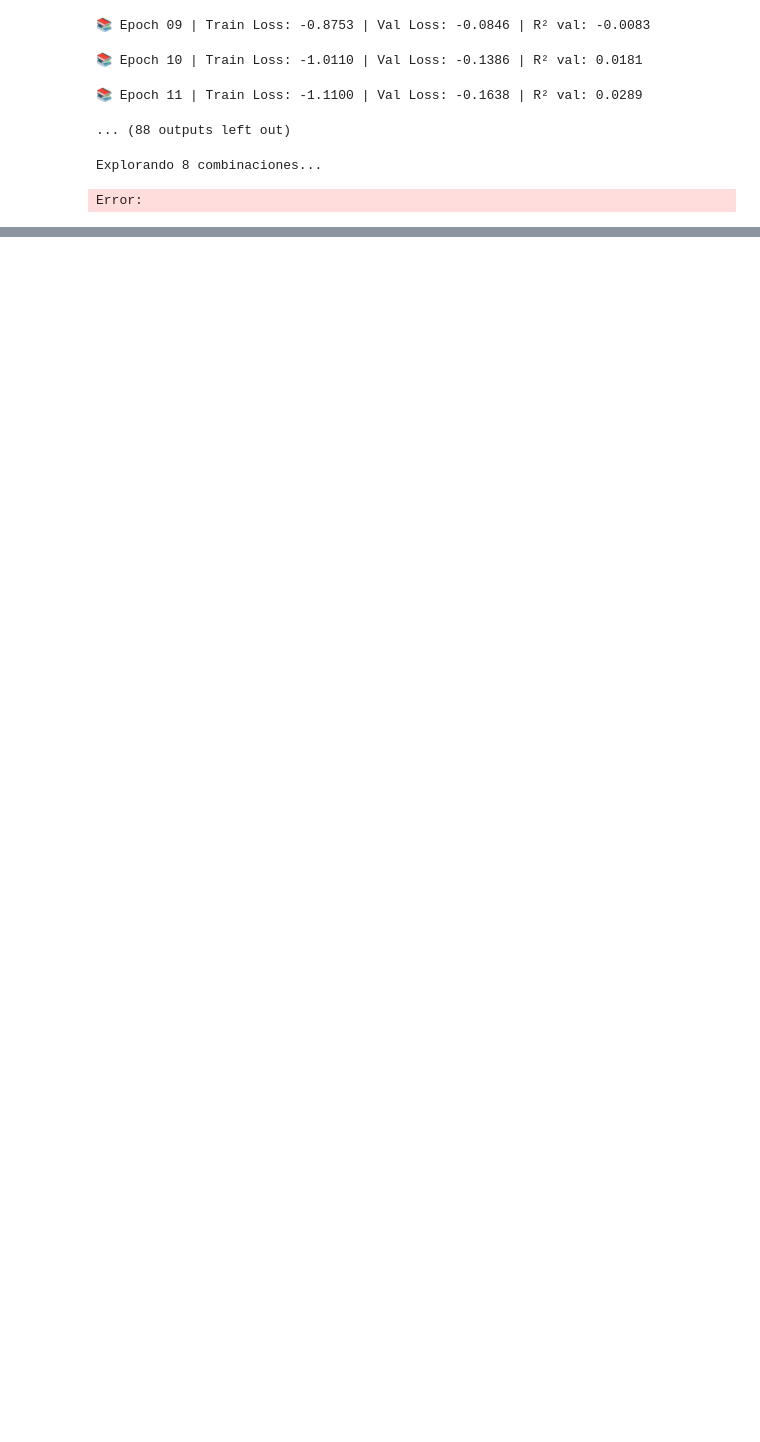
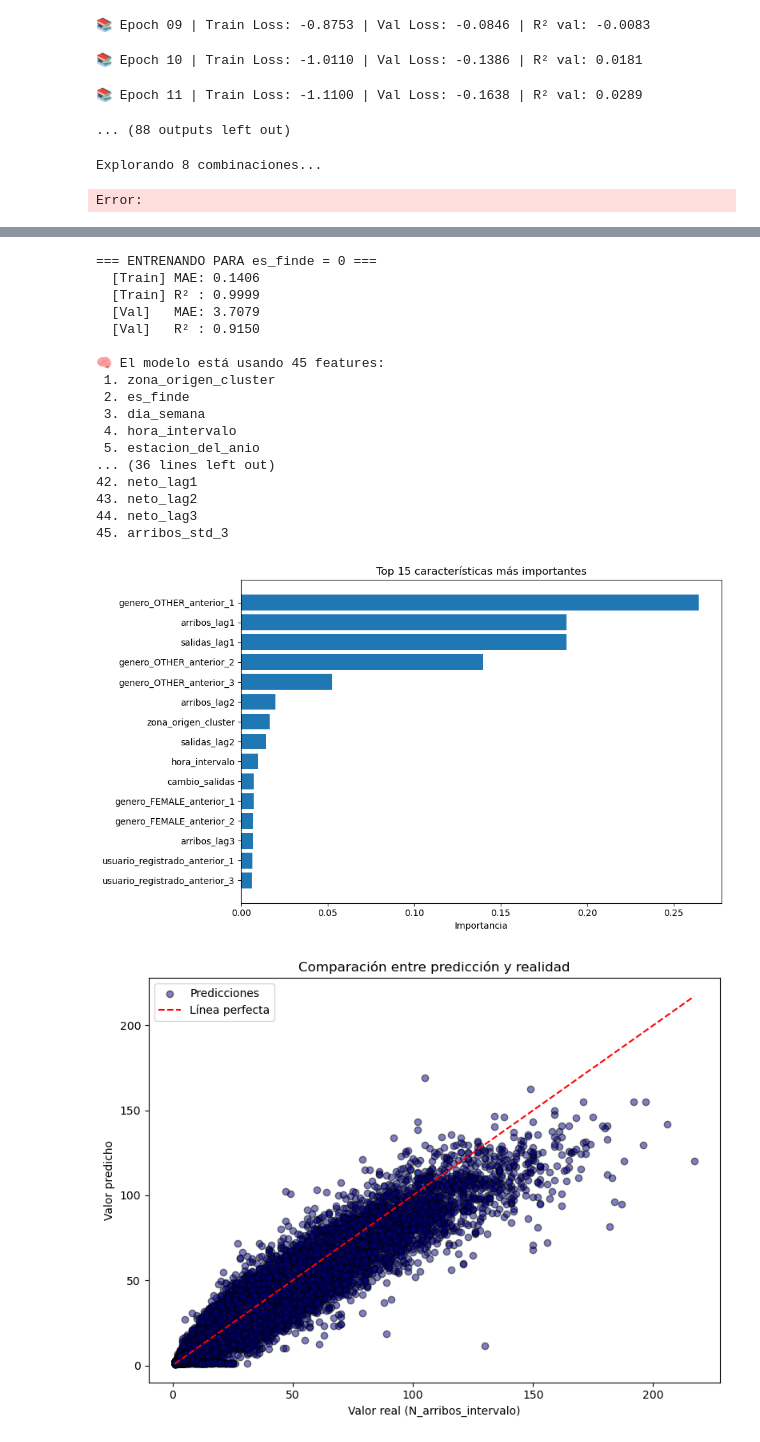
Before and after one commit to athinasalimm/FINAL_ML, a Jupyter notebook: random_forest.ipynb, the cells around one changed output, grey strips where cells are left out. Saved outputs shown, nothing was run; the diff lists cells and outputs as text; code cells hidden in the pictures; blank space fills up the shorter version.

```diff
--- a/random_forest.ipynb
+++ b/random_forest.ipynb
@@ -580,7 +580,6 @@ def entrenar_modelo_por_finde(path_modelado):
 
     cols_a_excluir = [
         "N_arribos_intervalo",
-        "id_estacion_origen",
         "fecha_intervalo",
         'N_salidas_intervalo',
     ]
@@ -606,7 +605,7 @@ def entrenar_modelo_por_finde(path_modelado):
         modelo = XGBRegressor(
             n_estimators=800,
             max_depth=15,
-            learning_rate=0.05,
+            learning_rate=0.1,
             subsample=0.8,
             colsample_bytree=0.8,
             objective="count:poisson",
@@ -617,11 +616,11 @@ def entrenar_modelo_por_finde(path_modelado):
         modelo.fit(X_train, y_train)
         modelos[es_finde_val] = modelo
 
-        y_train_pred = np.round(modelo.predict(X_train))
+        y_train_pred = modelo.predict(X_train)
         print(f"  [Train] MAE: {mean_absolute_error(y_train, y_train_pred):.4f}")
         print(f"  [Train] R² : {r2_score(y_train, y_train_pred):.4f}")
 
-        y_pred = np.round(modelo.predict(X_val))
+        y_pred = modelo.predict(X_val)
         y_val_preds.loc[df_val_sub.index] = y_pred
 
         print(f"  [Val]   MAE: {mean_absolute_error(y_val, y_pred):.4f}")
@@ -633,13 +632,34 @@ def entrenar_modelo_por_finde(path_modelado):
 
         print_ejemplos_val(y_val, y_pred)
 
-    print("\n=== MÉTRICAS VALIDACIÓN GLOBAL ===")
+    print("\n=== MÉTRICAS DE VALIDACIÓN GLOBAL ===")
     y_val = df_val[target]
-    y_val_preds_rounded = np.round(y_val_preds)
-    print("MAE:", mean_absolute_error(y_val, y_val_preds_rounded))
-    print("R²:", r2_score(y_val, y_val_preds_rounded))
+    y_val_preds_final = y_val_preds
 
-    return modelos, df_val, y_val, y_val_preds_rounded, X_train
+    mae_global = mean_absolute_error(y_val, y_val_preds_final)
+    r2_global = r2_score(y_val, y_val_preds_final)
+
+    print(f"MAE Global: {mae_global:.4f}")
+    print(f"R² Global:  {r2_global:.4f}")
+
+    # 📝 Guardar en archivo CSV de resultados
+    df_resultado = pd.DataFrame([{
+        "archivo": path_modelado,
+        "mae_global": mae_global,
+        "r2_global": r2_global
+    }])
+
+    ruta_resultados = "resultados_validacion.csv"
+    try:
+        df_existente = pd.read_csv(ruta_resultados)
+        df_resultado = pd.concat([df_existente, df_resultado], ignore_index=True)
+    except FileNotFoundError:
+        pass  # si no existe, se crea de cero
+
+    df_resultado.to_csv(ruta_resultados, index=False)
+    print(f"Resultados guardados en {ruta_resultados}")
+
+    return modelos, df_val, y_val, y_val_preds_final, X_train
 
 # 🔍 Nueva función auxiliar para ver ejemplos concretos
 def print_ejemplos_val(y_val, y_pred, n=5):
@@ -703,0 +676,22 @@ R²: 0.8631908768143974
+# %%
+modelos_finde_ZN, df_val_finde_ZN, y_val_finde_ZN, y_val_preds_finde_ZN, X_train_finde_ZN = entrenar_modelo_por_finde("data/modelado/ds_modelado_por_zona.parquet")
+# %% [output]
+=== ENTRENANDO PARA es_finde = 0 ===
+  [Train] MAE: 0.1406
+  [Train] R² : 0.9999
+  [Val]   MAE: 3.7079
+  [Val]   R² : 0.9150
+
+🧠 El modelo está usando 45 features:
+ 1. zona_origen_cluster
+ 2. es_finde
+ 3. dia_semana
+ 4. hora_intervalo
+ 5. estacion_del_anio
+... (36 lines left out)
+42. neto_lag1
+43. neto_lag2
+44. neto_lag3
+45. arribos_std_3
+[figure, added]
+[figure, added]
```
Also changed, not shown: parts of 2 cells of this notebook, 2 other files.
